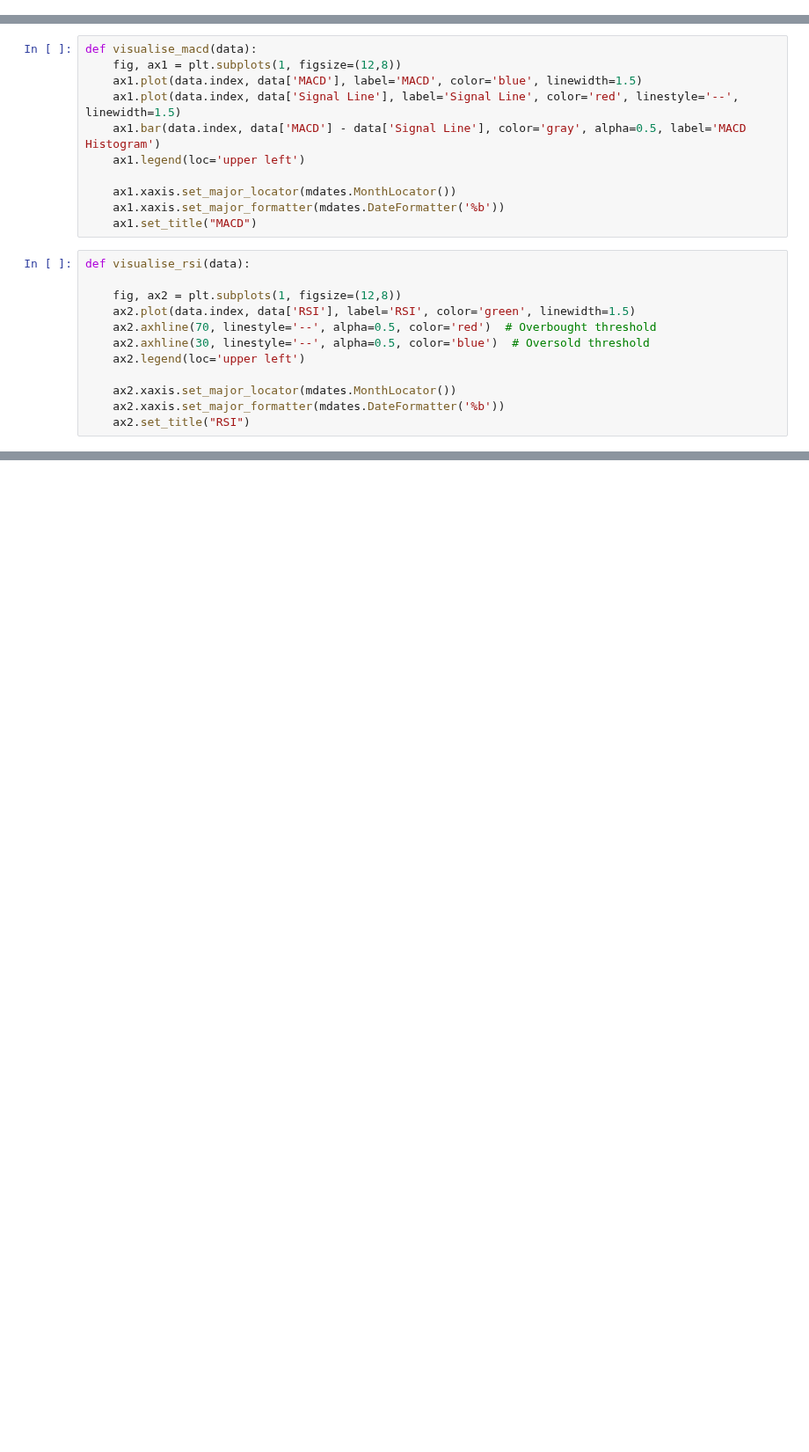
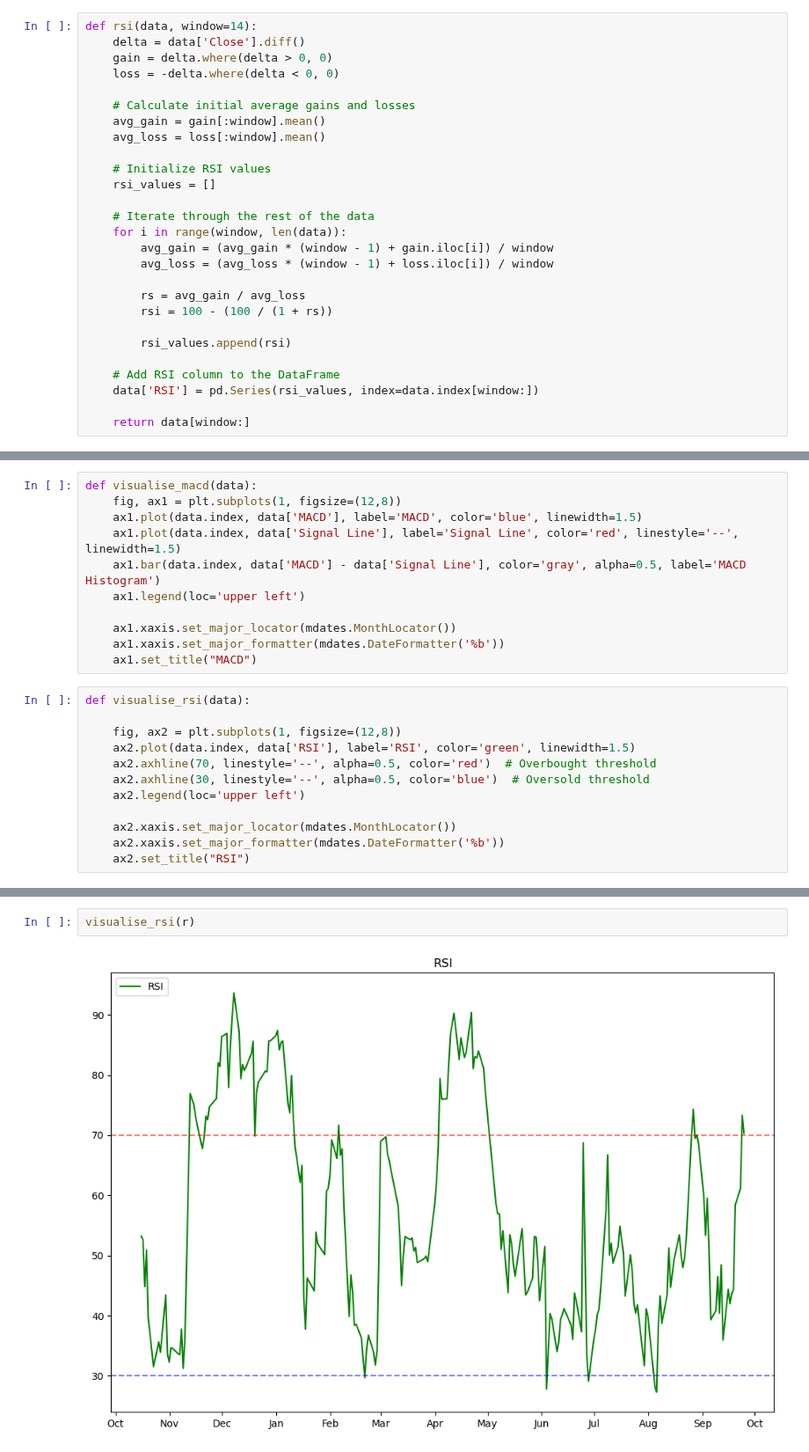
Before and after one commit to Arnax308/Stock-Market-Prediction, a Jupyter notebook: Financial_Data.ipynb, the cells around one changed output, grey strips where cells are left out. Shown at 88% size. Cells and saved outputs as stored; diff of their text form; blank space fills up the shorter version.

Commit message:
Made the fibonacci graph a lot better and updated the rsi function to give the correct answers

```diff
--- a/Financial_Data.ipynb
+++ b/Financial_Data.ipynb
@@ -103,0 +86,27 @@ def rsi(data):
+# %%
+def rsi(data, window=14):
+    delta = data['Close'].diff()
+    gain = delta.where(delta > 0, 0)
+    loss = -delta.where(delta < 0, 0)
+
+    # Calculate initial average gains and losses
+    avg_gain = gain[:window].mean()
+    avg_loss = loss[:window].mean()
+
+    # Initialize RSI values
+    rsi_values = []
+
+    # Iterate through the rest of the data
+    for i in range(window, len(data)):
+        avg_gain = (avg_gain * (window - 1) + gain.iloc[i]) / window
+        avg_loss = (avg_loss * (window - 1) + loss.iloc[i]) / window
+
+        rs = avg_gain / avg_loss
+        rsi = 100 - (100 / (1 + rs))
+
+        rsi_values.append(rsi)
+
+    # Add RSI column to the DataFrame
+    data['RSI'] = pd.Series(rsi_values, index=data.index[window:])
+
+    return data[window:]
@@ -459,0 +465,4 @@ Market Cap of Tata Motors: 3546896091340.8003
+# %%
+visualise_rsi(r)
+# %% [output]
+[figure, added]
```
Also changed, not shown: parts of 16 cells of this notebook.
